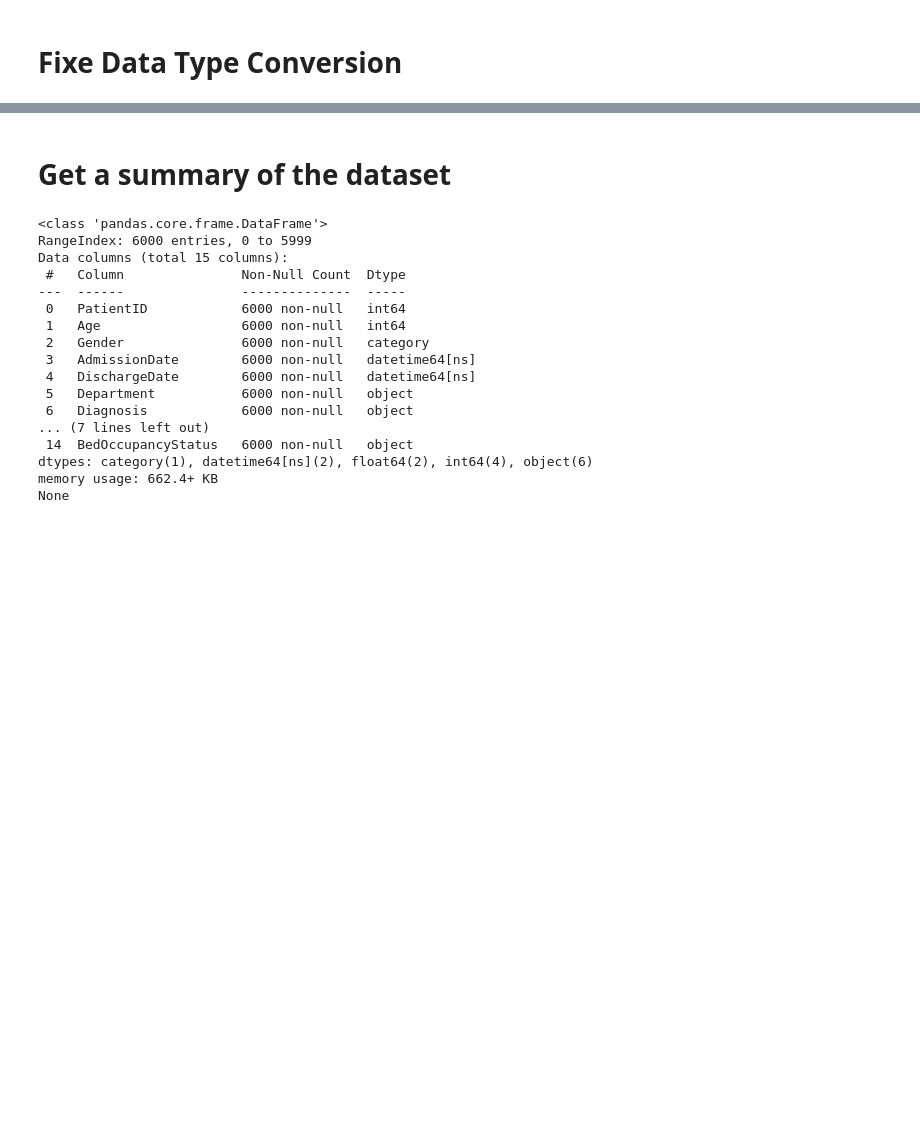
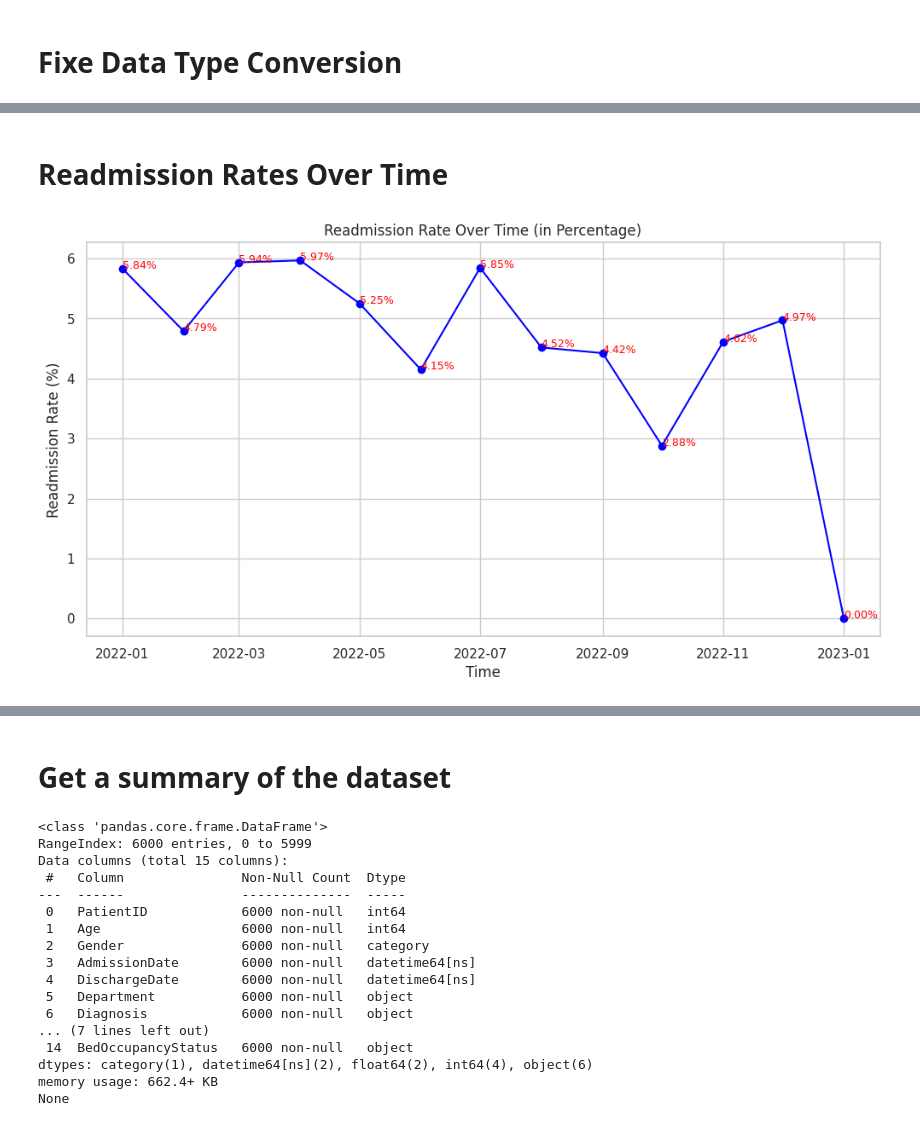
Before and after one commit to Sezo-code/Michine-Learning, a Jupyter notebook: Health_Care_Data_Analytics_2024.ipynb, the cells around one changed output, grey strips where cells are left out. Drawn from its saved outputs; the diff is of its cells as text; code cells hidden in the pictures; blank space fills up the shorter version.

```diff
--- a/Health_Care_Data_Analytics_2024.ipynb
+++ b/Health_Care_Data_Analytics_2024.ipynb
@@ -248,0 +259,24 @@ plt.show()
+# %% [markdown]
+# **Readmission Rates Over Time**
+# %%
+# 1. Readmission Rate Over Time (Converted to Percentage)
+readmission_rate = df.groupby(['AdmissionYear', 'AdmissionMonth'])['Readmitted'].mean()
+readmission_rate.index = pd.to_datetime(readmission_rate.index.map(lambda x: f"{x[0]}-{x[1]:02d}"))
+readmission_rate_percentage = readmission_rate * 100  # Convert to percentage
+
+# Plot Readmission Rate Over Time
+plt.figure()
+plt.plot(readmission_rate_percentage.index, readmission_rate_percentage.values, marker='o', color='blue')
+
+# Annotating the points with values as percentages
+for i, value in enumerate(readmission_rate_percentage.values):
+    plt.text(readmission_rate_percentage.index[i], value, f'{value:.2f}%', color='red', fontsize=9, ha='left')
+
+# Add labels and title
+plt.title("Readmission Rate Over Time (in Percentage)")
+plt.xlabel("Time")
+plt.ylabel("Readmission Rate (%)")
+plt.grid(True)
+plt.show()
+# %% [output]
+[figure, added]
```
Also changed, not shown: parts of 17 cells of this notebook.
